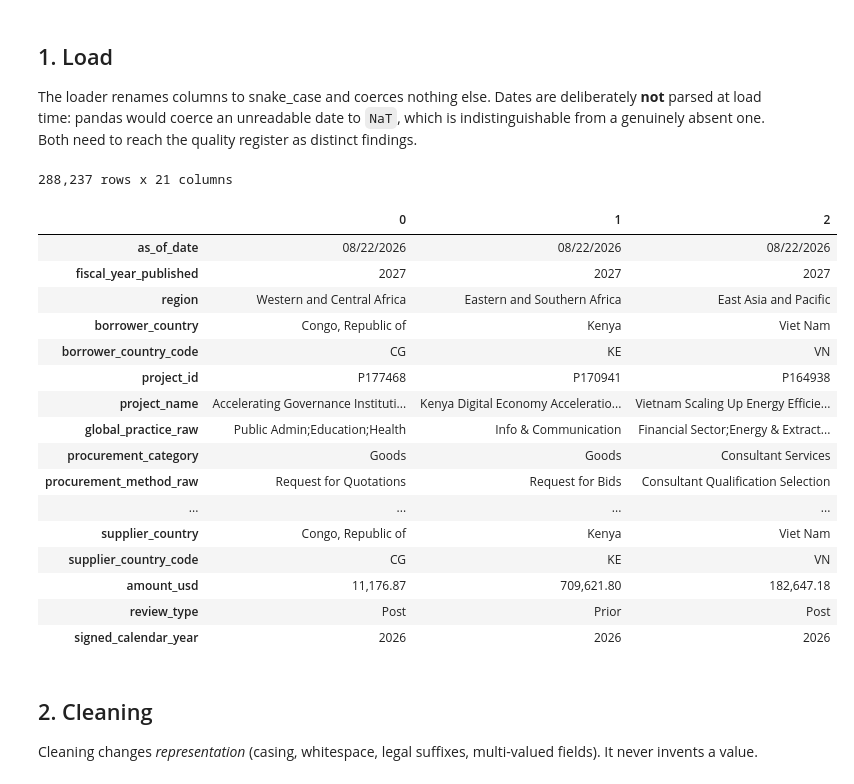
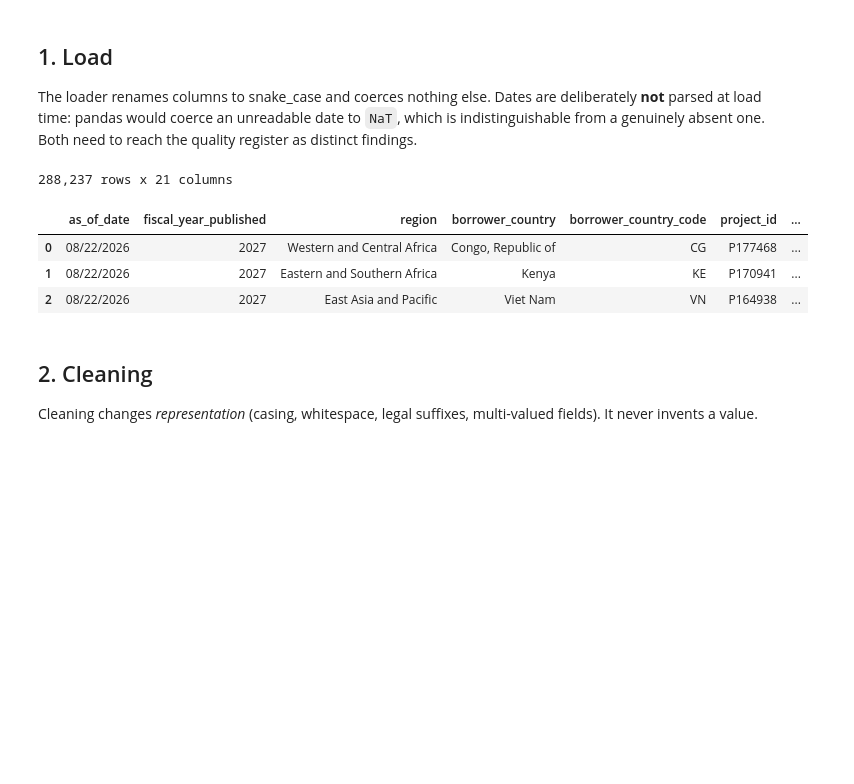
Before and after one commit to hanieljacob/Procurement-Contract-Risk-Classification, a Jupyter notebook: notebooks/01_data_preparation.ipynb, the cells around one changed output. Drawn from its saved outputs; the diff is of its cells as text; code cells hidden in the pictures; blank space fills up the shorter version.

```diff
--- a/notebooks/01_data_preparation.ipynb
+++ b/notebooks/01_data_preparation.ipynb
@@ -82,26 +74,13 @@ from a genuinely absent one. Both need to reach the quality register as distinct
 # %%
 raw = load_raw()
 print(f"{len(raw):,} rows x {raw.shape[1]} columns")
-raw.head(3).T
+raw.head(3)
 # %% [output]
 288,237 rows x 21 columns
-|  | 0 | 1 | 2 |
-| as_of_date | 08/22/2026 | 08/22/2026 | 08/22/2026 |
-| fiscal_year_published | 2027 | 2027 | 2027 |
-| region | Western and Central Africa | Eastern and Southern Africa | East Asia and Pacific |
-| borrower_country | Congo, Republic of | Kenya | Viet Nam |
-| borrower_country_code | CG | KE | VN |
-| project_id | P177468 | P170941 | P164938 |
-| project_name | Accelerating Governance Instituti... | Kenya Digital Economy Acceleratio... | Vietnam Scaling Up Energy Efficie... |
-| global_practice_raw | Public Admin;Education;Health | Info & Communication | Financial Sector;Energy & Extract... |
-| procurement_category | Goods | Goods | Consultant Services |
-| procurement_method_raw | Request for Quotations | Request for Bids | Consultant Qualification Selection |
-| ... | ... | ... | ... |
-| supplier_country | Congo, Republic of | Kenya | Viet Nam |
-| supplier_country_code | CG | KE | VN |
-| amount_usd | 11,176.87 | 709,621.80 | 182,647.18 |
-| review_type | Post | Prior | Post |
-| signed_calendar_year | 2026 | 2026 | 2026 |
+|  | as_of_date | fiscal_year_published | region | borrower_country | borrower_country_code | project_id | ... |
+| 0 | 08/22/2026 | 2027 | Western and Central Africa | Congo, Republic of | CG | P177468 | ... |
+| 1 | 08/22/2026 | 2027 | Eastern and Southern Africa | Kenya | KE | P170941 | ... |
+| 2 | 08/22/2026 | 2027 | East Asia and Pacific | Viet Nam | VN | P164938 | ... |
 # %% [markdown]
 ## 2. Cleaning
 
```
Also changed, not shown: parts of 2 cells of this notebook, 2 other files.
